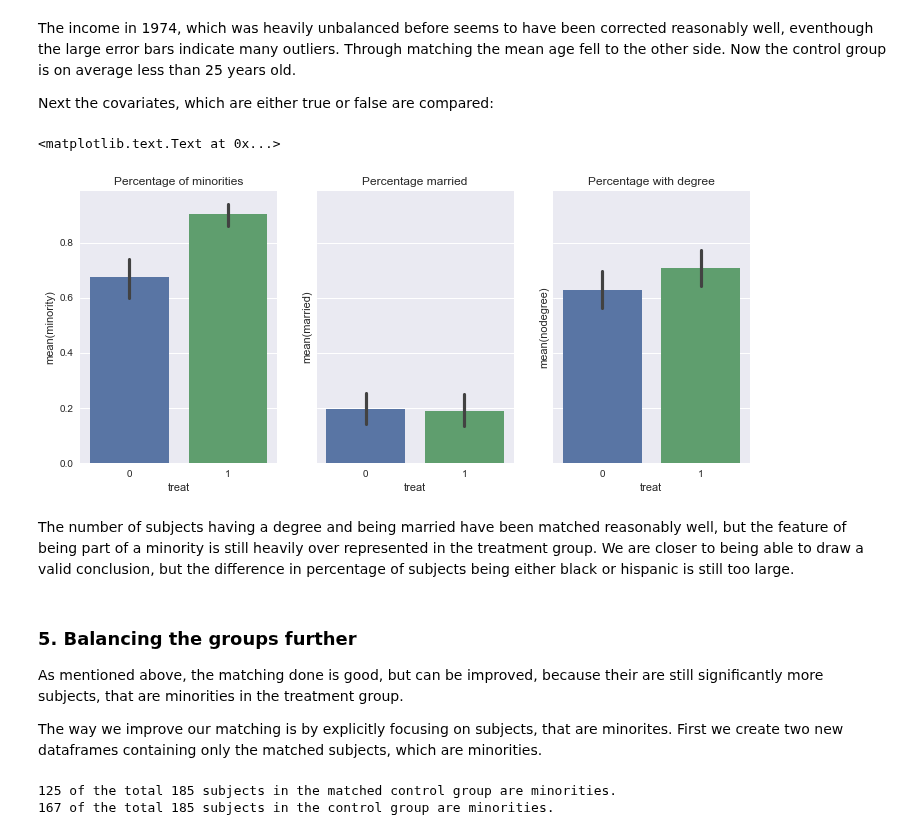
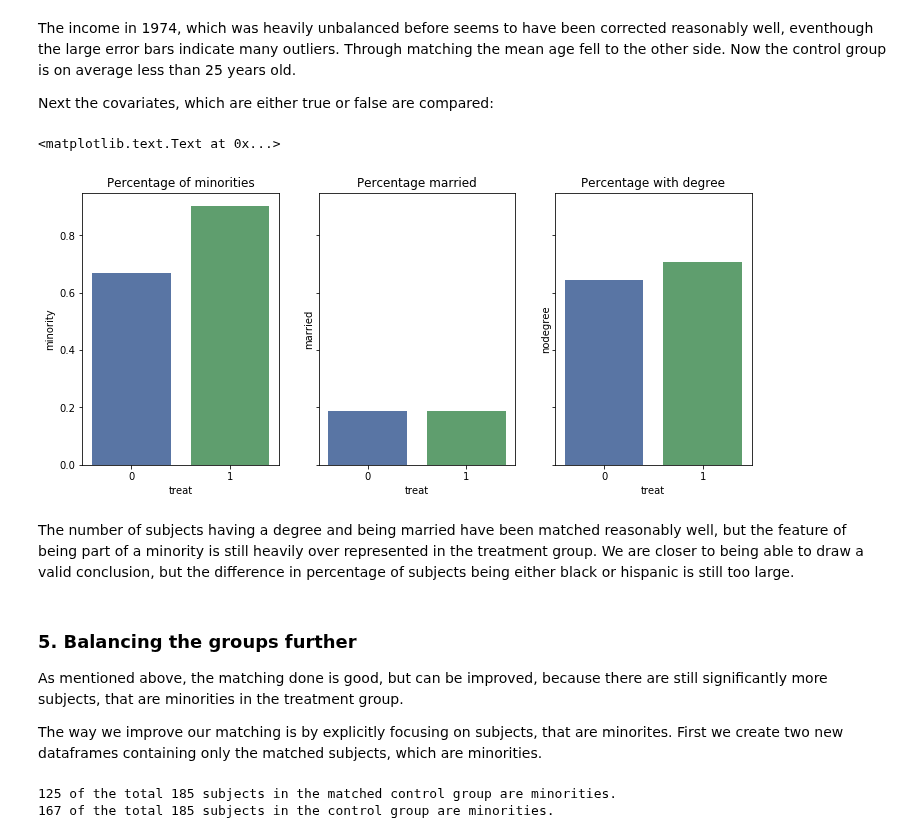
Before and after one commit to roman-bachmann/prayingmantissa, a Jupyter notebook: homework04/notebook.ipynb, the cells around one changed output. Drawn from its saved outputs; the diff is of its cells as text; code cells hidden in the pictures.

```diff
--- a/homework04/notebook.ipynb
+++ b/homework04/notebook.ipynb
@@ -12,3 +13,5 @@ import networkx as nx
+# %%
+sns.set_palette("deep")
 # %%
 DATA = './data/'
 # %% [markdown]
@@ -25,3 +28,5 @@ DATA = './data/'
 lalonde = pd.read_csv(DATA + 'lalonde.csv', index_col=0)
 
 lalonde['minority'] = lalonde['black'] + lalonde['hispan']
+lalonde['is_zero'] = ((lalonde.re74 == 0 ) | (lalonde.re75 == 0))
+lalonde.head()
@@ -211,18 +291,18 @@ Next the covariates, which are either true or false are compared:
 # %%
 fig, axs = plt.subplots(1, 3, figsize=(12, 5),sharey = True)
 
-sns.barplot(x = 'treat',y ='minority', data = matched_experiment,ax = axs[0]).set_title('Percentage of minorities')
-sns.barplot(x = 'treat',y ='married', data = matched_experiment,ax = axs[1]).set_title('Percentage married')
-sns.barplot(x = 'treat',y ='nodegree', data = matched_experiment,ax = axs[2]).set_title('Percentage with degree')
+sns.barplot(x = 'treat',y ='minority', data = matched_experiment,ax = axs[0], ci=None).set_title('Percentage of minorities')
+sns.barplot(x = 'treat',y ='married', data = matched_experiment,ax = axs[1], ci=None).set_title('Percentage married')
+sns.barplot(x = 'treat',y ='nodegree', data = matched_experiment,ax = axs[2], ci=None).set_title('Percentage with degree')
 # %% [output]
 <matplotlib.text.Text at 0x...>
-[figure, old version]
+[figure, new version]
 # %% [markdown]
 The number of subjects having a degree and being married have been matched reasonably well, but the feature of being part of a minority is still heavily over represented in the treatment group. We are closer to being able to draw a valid conclusion, but the difference in percentage of subjects being either black or hispanic is still too large.
 # %% [markdown]
 ### 5. Balancing the groups further
 
-As mentioned above, the matching done is good, but can be improved, because their are still significantly more subjects, that are minorities in the treatment group.
+As mentioned above, the matching done is good, but can be improved, because there are still significantly more subjects, that are minorities in the treatment group.
 
 The way we improve our matching is by explicitly focusing on subjects, that are minorites. First we create two new dataframes containing only the matched subjects, which are minorities.
 # %%
```
Also changed, not shown: parts of 16 cells of this notebook.
